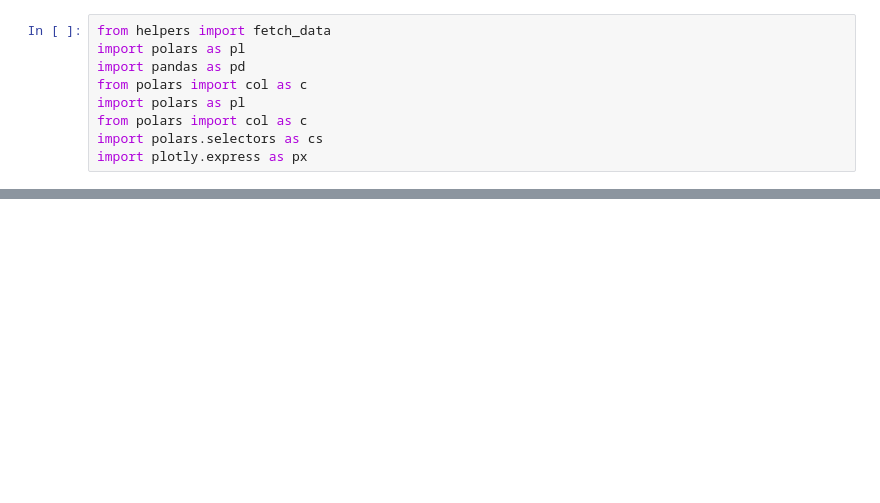
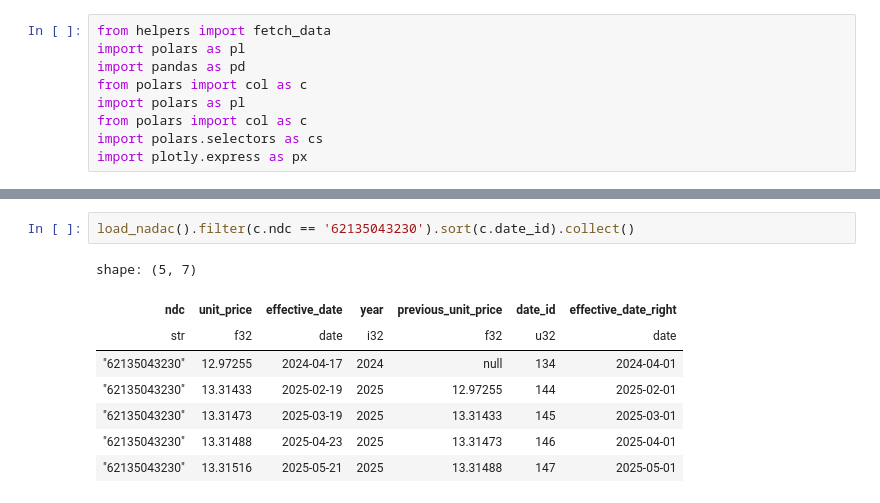
Before and after one commit to mwine81/PACKED_BUBBLE, a Jupyter notebook: main.ipynb, the cells around one changed output, grey strips where cells are left out. Drawn from its saved outputs; the diff is of its cells as text; blank space fills up the shorter version.

```diff
--- a/main.ipynb
+++ b/main.ipynb
@@ -284,0 +292,11 @@ shape: (5, 14)
+# %%
+load_nadac().filter(c.ndc == '62135043230').sort(c.date_id).collect()
+# %% [output]
+shape: (5, 7)
+| ndc | unit_price | effective_date | year | previous_unit_price | date_id | effective_date_right |
+| str | f32 | date | i32 | f32 | u32 | date |
+| "62135043230" | 12.97255 | 2024-04-17 | 2024 | null | 134 | 2024-04-01 |
+| "62135043230" | 13.31433 | 2025-02-19 | 2025 | 12.97255 | 144 | 2025-02-01 |
+| "62135043230" | 13.31473 | 2025-03-19 | 2025 | 13.31433 | 145 | 2025-03-01 |
+| "62135043230" | 13.31488 | 2025-04-23 | 2025 | 13.31473 | 146 | 2025-04-01 |
+| "62135043230" | 13.31516 | 2025-05-21 | 2025 | 13.31488 | 147 | 2025-05-01 |
```
Also changed, not shown: parts of 5 cells of this notebook, 7 other files.
